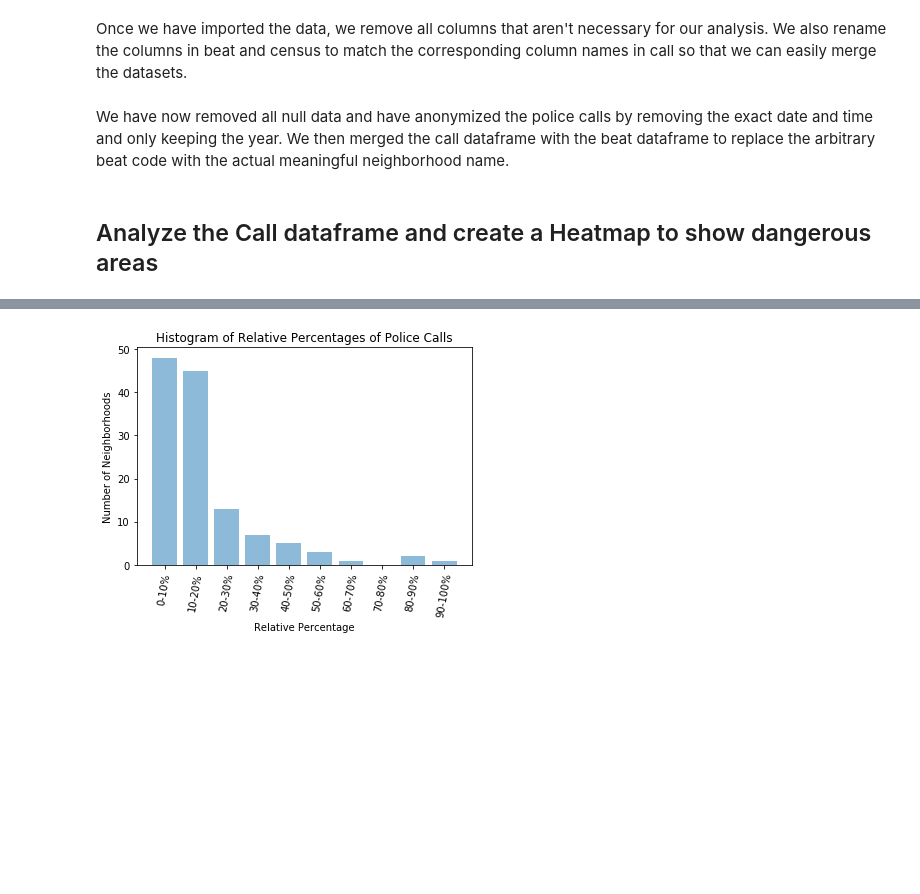
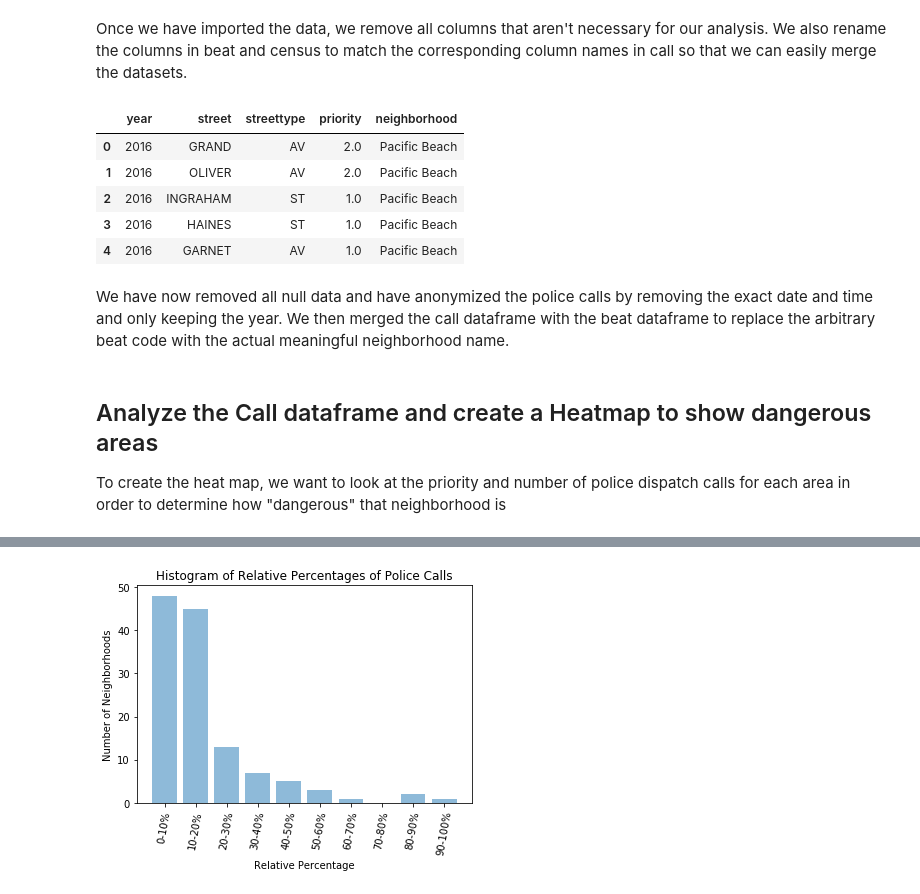
Before and after one commit to gael-vanderlee/CrimeMap, a Jupyter notebook: projectv4.ipynb, the cells around one changed output, grey strips where cells are left out. Saved outputs shown, nothing was run; the diff lists cells and outputs as text; code cells hidden in the pictures; blank space fills up the shorter version.

```diff
--- a/projectv4.ipynb
+++ b/projectv4.ipynb
@@ -58,9 +59,18 @@ call = call.dropna(how='any')
 # %%
 # Merge the call dataframe with beat dataframe to replace beat code with actual neighborhood
 call = pd.merge(call, beat, on='beat')
 
 call = call.drop(['beat'], axis=1)
+call.head()
+# %% [output]
+|  | year | street | streettype | priority | neighborhood |
+| 0 | 2016 | GRAND | AV | 2.0 | Pacific Beach |
+| 1 | 2016 | OLIVER | AV | 2.0 | Pacific Beach |
+| 2 | 2016 | INGRAHAM | ST | 1.0 | Pacific Beach |
+| 3 | 2016 | HAINES | ST | 1.0 | Pacific Beach |
+| 4 | 2016 | GARNET | AV | 1.0 | Pacific Beach |
 # %% [markdown]
 We have now removed all null data and have anonymized the police calls by removing the exact date and time and only keeping the year. We then merged the call dataframe with the beat dataframe to replace the arbitrary beat code with the actual meaningful neighborhood name.
 # %% [markdown]
 ## Analyze the Call dataframe and create a Heatmap to show dangerous areas
+To create the heat map, we want to look at the priority and number of police dispatch calls for each area in order to determine how "dangerous" that neighborhood is
```
Also changed, not shown: parts of 24 cells of this notebook.
